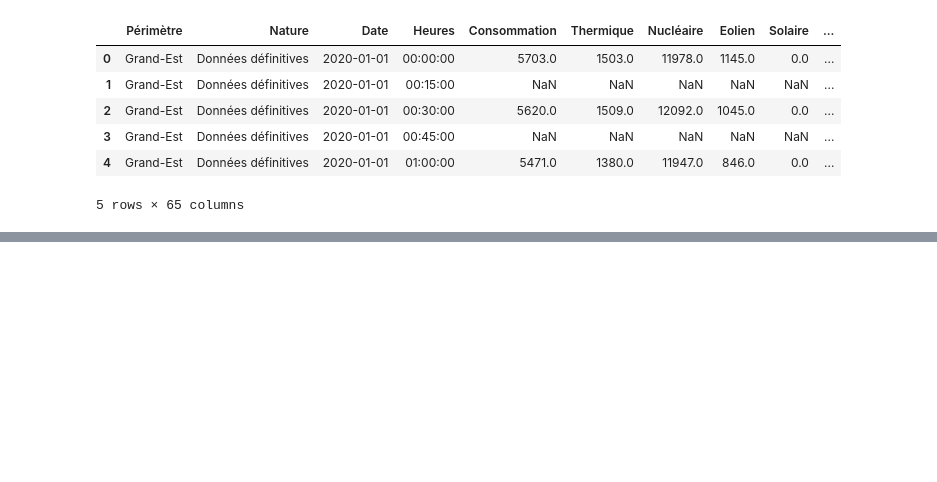
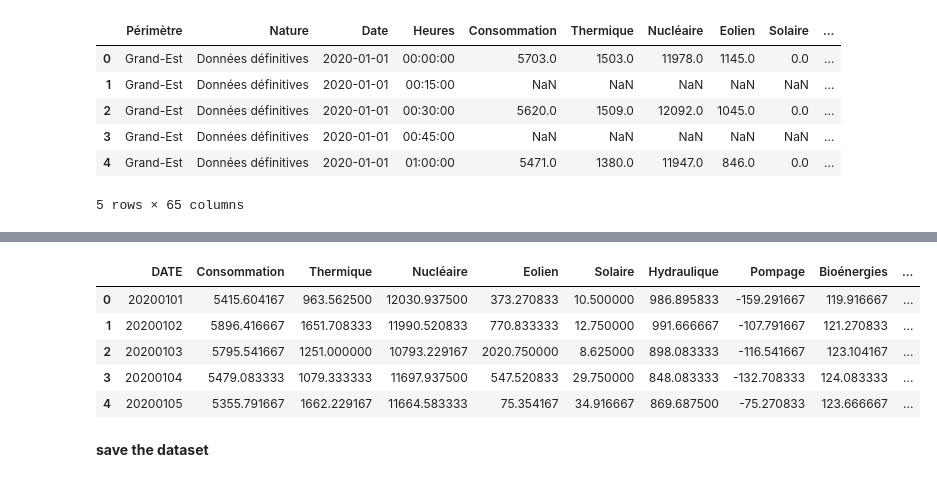
Before and after one commit to Mcrash01/GreenAI, a Jupyter notebook: grand-est_dataset.ipynb, the cells around one changed output, grey strips where cells are left out. Saved outputs shown, nothing was run; the diff lists cells and outputs as text; code cells hidden in the pictures; blank space fills up the shorter version.

```diff
--- a/grand-est_dataset.ipynb
+++ b/grand-est_dataset.ipynb
@@ -21,0 +142,5 @@ missing_values=
+# %%
+# we get the date from 01/01/2020 to 31/12/2020, date format example: 20200101
+
+weatherGE_2020 = weatherGE_2020[(weatherGE_2020['DATE'] >= 20200101) & (weatherGE_2020['DATE'] <= 20201231)]
+weatherGE_2020.head()
@@ -21,0 +160,12 @@ missing_values=
+# %%
+# merge productionGE_2020 with weatherGE_2020 on date
+
+productionGE_2020 = productionGE_2020.reset_index()
+weatherGE_2020 = weatherGE_2020.reset_index()
+
+
+# convert from 2020-01-01 to 20200101
+productionGE_2020['Date'] = productionGE_2020['Date'].apply(lambda x: x.strftime('%Y%m%d')).astype(int)
+weatherGE_2020['DATE'] = weatherGE_2020['DATE'].astype(int)
+
+productionGE_2020 = productionGE_2020.rename(columns={'Date': 'DATE'})
@@ -21,0 +181,9 @@ missing_values=
+# %%
+# convert TM, FFM, UM, RR to float
+
+weatherGE_2020['TM'] = weatherGE_2020['TM'].apply(lambda x: x.replace(',', '.')).astype(float)
+weatherGE_2020['FFM'] = weatherGE_2020['FFM'].apply(lambda x: x.replace(',', '.')).astype(float)
+# weatherGE_2020['UM'] = weatherGE_2020['UM'].apply(lambda x: x.replace(',', '.')).astype(float)
+weatherGE_2020['RR'] = weatherGE_2020['RR'].apply(lambda x: x.replace(',', '.')).astype(float)
+
+weatherGE_2020.head()
@@ -21,0 +197,13 @@ missing_values=
+# %%
+productionGE_weather_2020 = productionGE_2020.merge(weatherGE_2020, on='DATE')
+# %%
+productionGE_weather_2020.head()
+# %% [output]
+|  | DATE | Consommation | Thermique | Nucléaire | Eolien | Solaire | Hydraulique | Pompage | Bioénergies | ... |
+| 0 | 20200101 | 5415.604167 | 963.562500 | 12030.937500 | 373.270833 | 10.500000 | 986.895833 | -159.291667 | 119.916667 | ... |
+| 1 | 20200102 | 5896.416667 | 1651.708333 | 11990.520833 | 770.833333 | 12.750000 | 991.666667 | -107.791667 | 121.270833 | ... |
+| 2 | 20200103 | 5795.541667 | 1251.000000 | 10793.229167 | 2020.750000 | 8.625000 | 898.083333 | -116.541667 | 123.104167 | ... |
+| 3 | 20200104 | 5479.083333 | 1079.333333 | 11697.937500 | 547.520833 | 29.750000 | 848.083333 | -132.708333 | 124.083333 | ... |
+| 4 | 20200105 | 5355.791667 | 1662.229167 | 11664.583333 | 75.354167 | 34.916667 | 869.687500 | -75.270833 | 123.666667 | ... |
+# %% [markdown]
+**save the dataset**
```
Also changed, not shown: parts of 19 cells of this notebook.
